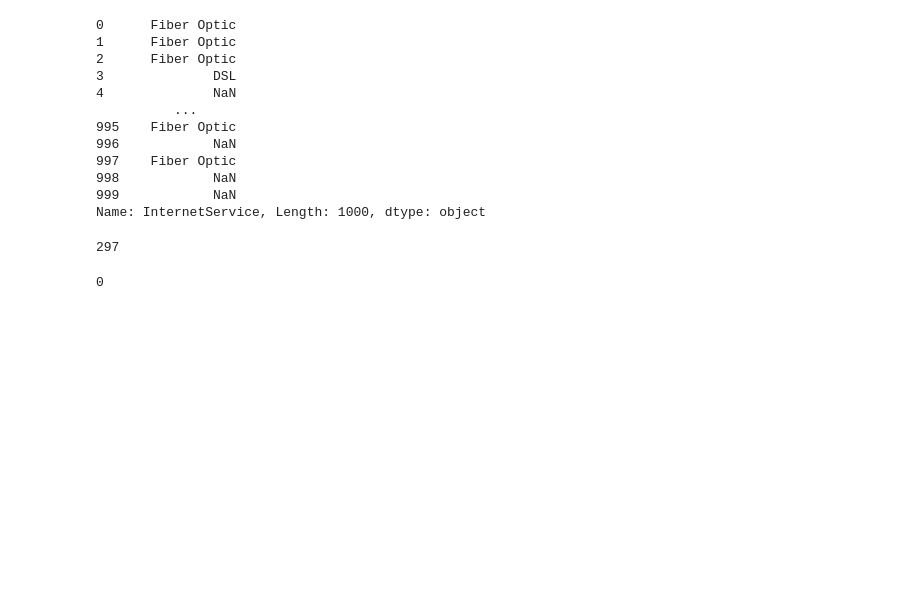
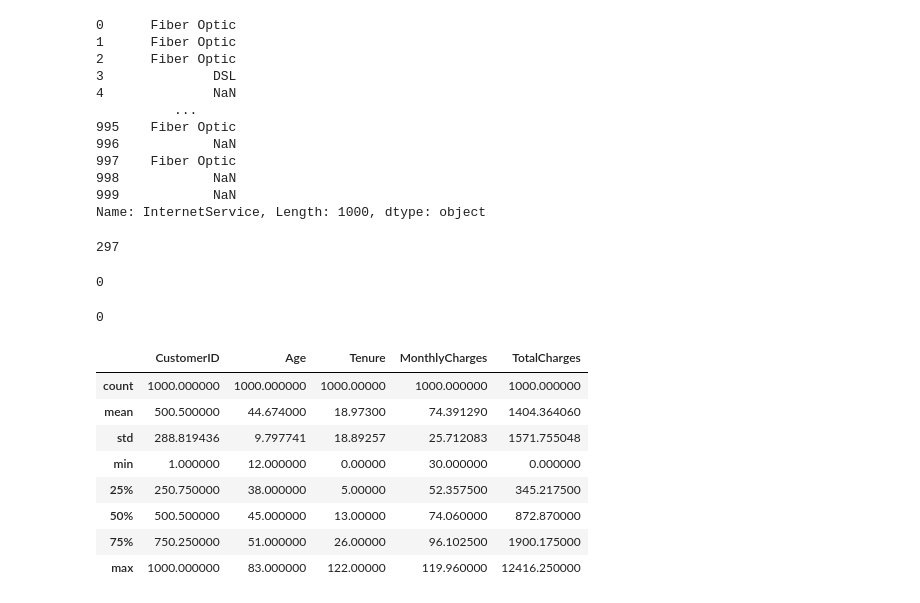
Before and after one commit to AbhishekMohile77/churn_project, a Jupyter notebook: notebook.ipynb, the cells around one changed output. Saved outputs shown, nothing was run; the diff lists cells and outputs as text; code cells hidden in the pictures; blank space fills up the shorter version.

```diff
--- a/notebook.ipynb
+++ b/notebook.ipynb
@@ -70,3 +70,19 @@ df["InternetService"] = df["InternetService"].fillna("")
 df["InternetService"].isna().sum()
 # %% [output]
 0
+# %%
+df.duplicated().sum()
+# %% [output]
+0
+# %%
+df.describe()
+# %% [output]
+|  | CustomerID | Age | Tenure | MonthlyCharges | TotalCharges |
+| count | 1000.000000 | 1000.000000 | 1000.00000 | 1000.000000 | 1000.000000 |
+| mean | 500.500000 | 44.674000 | 18.97300 | 74.391290 | 1404.364060 |
+| std | 288.819436 | 9.797741 | 18.89257 | 25.712083 | 1571.755048 |
+| min | 1.000000 | 12.000000 | 0.00000 | 30.000000 | 0.000000 |
+| 25% | 250.750000 | 38.000000 | 5.00000 | 52.357500 | 345.217500 |
+| 50% | 500.500000 | 45.000000 | 13.00000 | 74.060000 | 872.870000 |
+| 75% | 750.250000 | 51.000000 | 26.00000 | 96.102500 | 1900.175000 |
+| max | 1000.000000 | 83.000000 | 122.00000 | 119.960000 | 12416.250000 |
```
Also changed, not shown: parts of 10 cells of this notebook.
